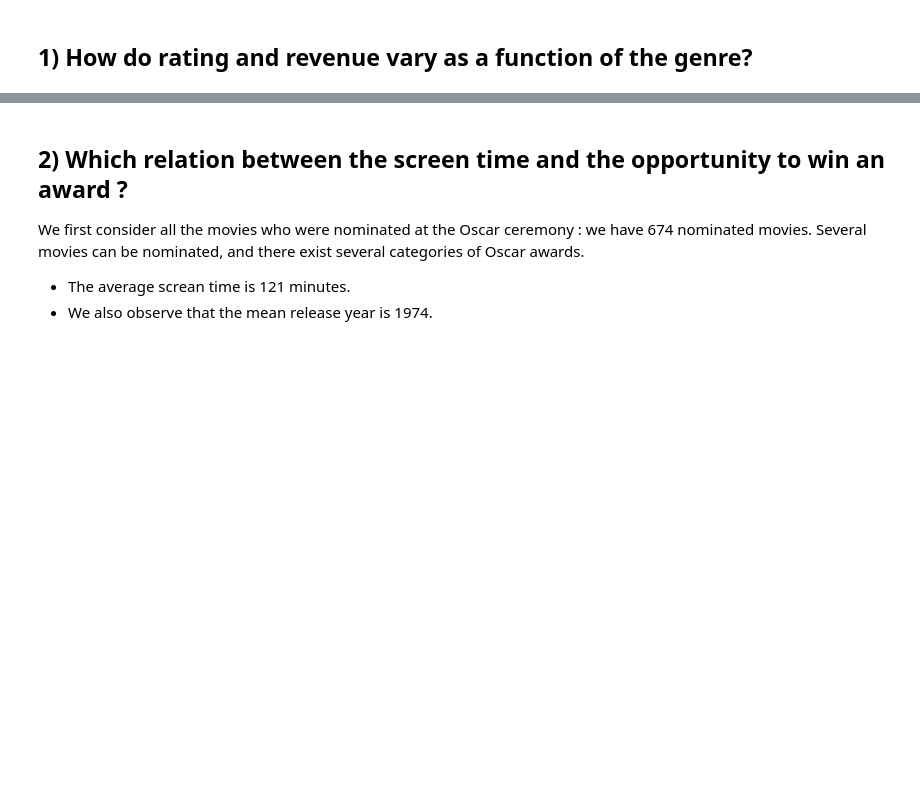
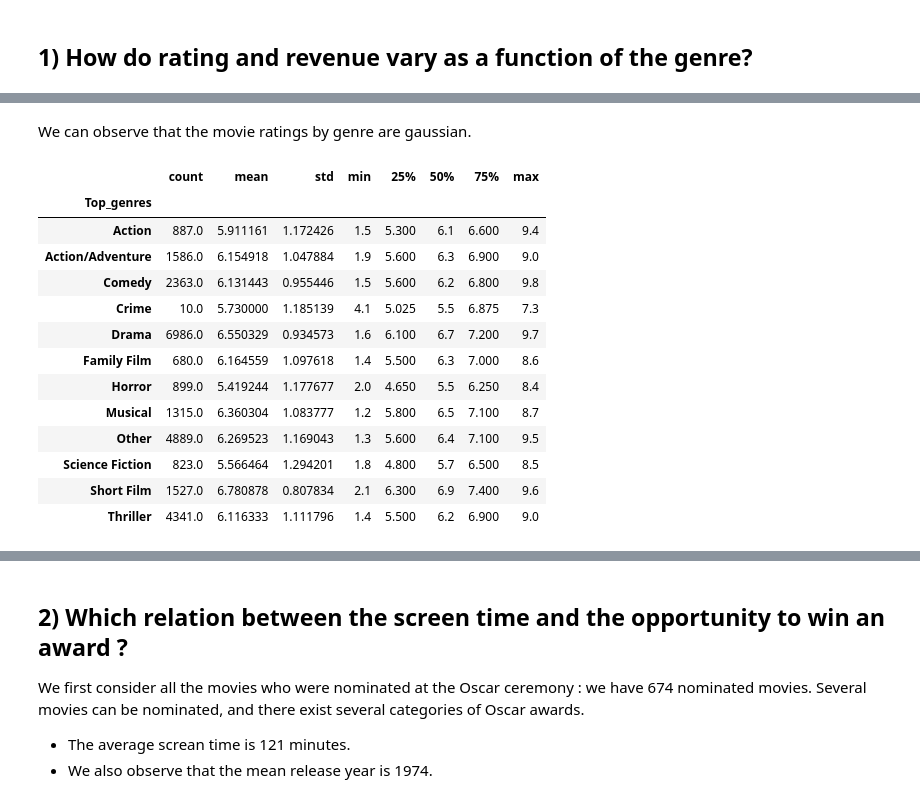
Before and after one commit to epfl-ada/ada-2023-project-bavmaresearch, a Jupyter notebook: Code/analysis_milestone_2.ipynb, the cells around one changed output, grey strips where cells are left out. Cells and saved outputs as stored; diff of their text form; code cells hidden in the pictures; blank space fills up the shorter version.

```diff
--- a/Code/analysis_milestone_2.ipynb
+++ b/Code/analysis_milestone_2.ipynb
@@ -140,0 +147,19 @@ plt.show()
+# %% [markdown]
+We can observe that the movie ratings by genre are gaussian.
+# %%
+df_movie.groupby('Top_genres')['averageRating'].describe()
+# %% [output]
+|  | count | mean | std | min | 25% | 50% | 75% | max |
+| Top_genres |  |  |  |  |  |  |  |  |
+| Action | 887.0 | 5.911161 | 1.172426 | 1.5 | 5.300 | 6.1 | 6.600 | 9.4 |
+| Action/Adventure | 1586.0 | 6.154918 | 1.047884 | 1.9 | 5.600 | 6.3 | 6.900 | 9.0 |
+| Comedy | 2363.0 | 6.131443 | 0.955446 | 1.5 | 5.600 | 6.2 | 6.800 | 9.8 |
+| Crime | 10.0 | 5.730000 | 1.185139 | 4.1 | 5.025 | 5.5 | 6.875 | 7.3 |
+| Drama | 6986.0 | 6.550329 | 0.934573 | 1.6 | 6.100 | 6.7 | 7.200 | 9.7 |
+| Family Film | 680.0 | 6.164559 | 1.097618 | 1.4 | 5.500 | 6.3 | 7.000 | 8.6 |
+| Horror | 899.0 | 5.419244 | 1.177677 | 2.0 | 4.650 | 5.5 | 6.250 | 8.4 |
+| Musical | 1315.0 | 6.360304 | 1.083777 | 1.2 | 5.800 | 6.5 | 7.100 | 8.7 |
+| Other | 4889.0 | 6.269523 | 1.169043 | 1.3 | 5.600 | 6.4 | 7.100 | 9.5 |
+| Science Fiction | 823.0 | 5.566464 | 1.294201 | 1.8 | 4.800 | 5.7 | 6.500 | 8.5 |
+| Short Film | 1527.0 | 6.780878 | 0.807834 | 2.1 | 6.300 | 6.9 | 7.400 | 9.6 |
+| Thriller | 4341.0 | 6.116333 | 1.111796 | 1.4 | 5.500 | 6.2 | 6.900 | 9.0 |
```
Also changed, not shown: parts of 4 cells of this notebook.
